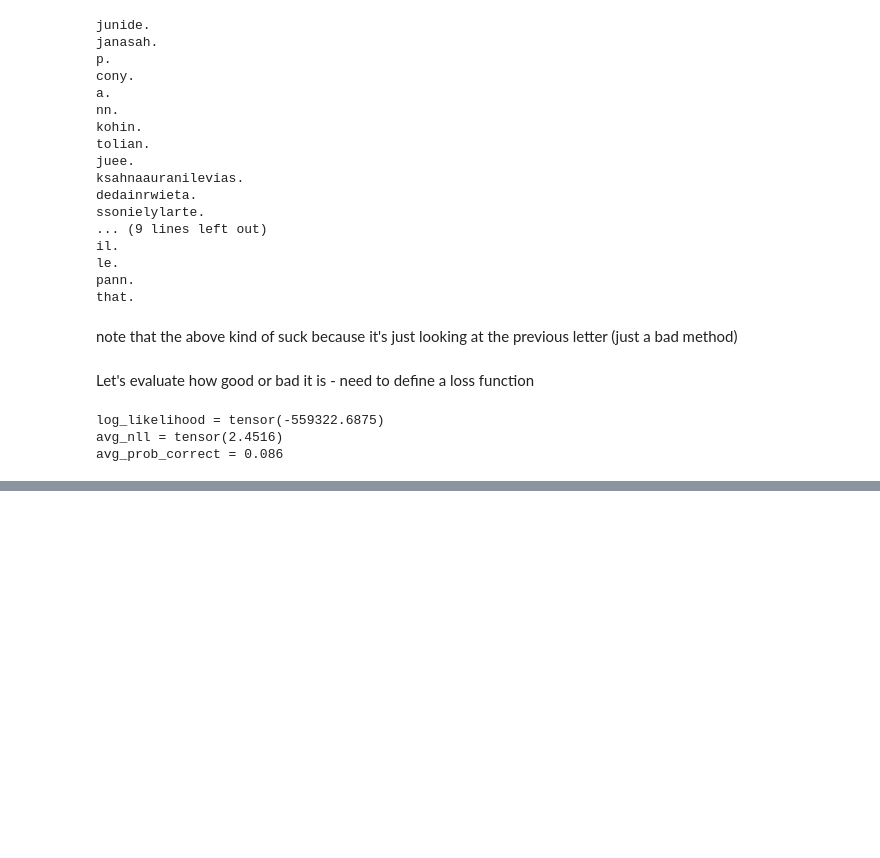
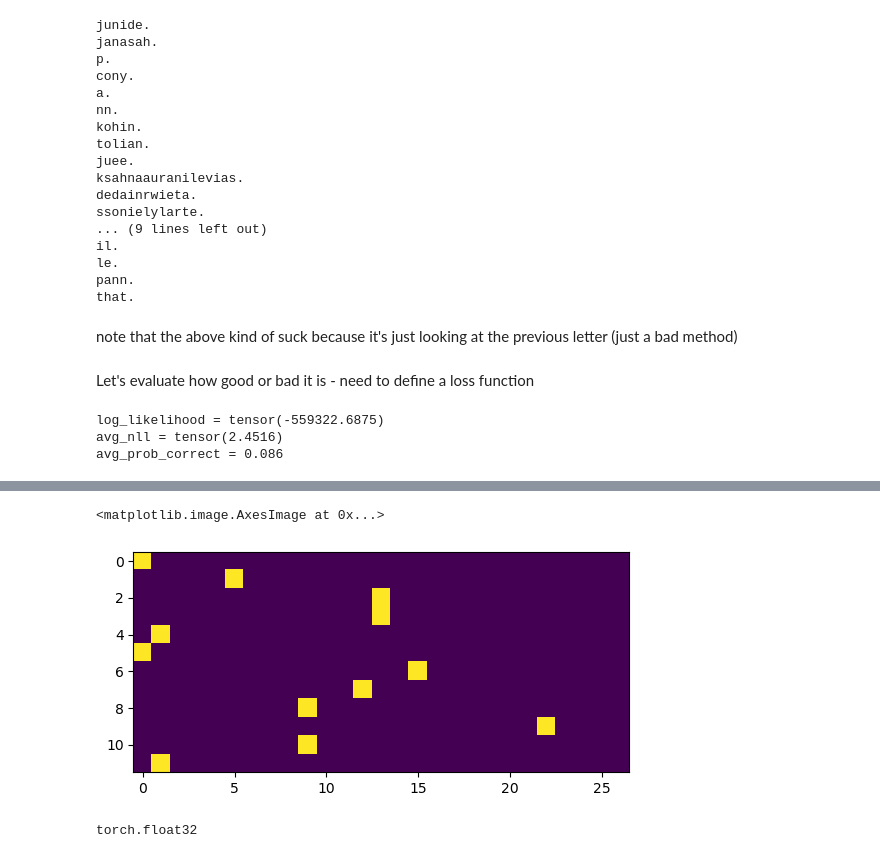
Before and after one commit to nikmitch/andrej_k_zero_to_hero, a Jupyter notebook: makemore.ipynb, the cells around one changed output, grey strips where cells are left out. Saved outputs shown, nothing was run; the diff lists cells and outputs as text; code cells hidden in the pictures; blank space fills up the shorter version.

Commit message:
finished most basic neural network (video part 1). want to rewrite with einsum next

```diff
--- a/makemore.ipynb
+++ b/makemore.ipynb
@@ -327,0 +327,19 @@ avg_prob_correct = 0.086
+# %%
+#create training set of bigrams (in number form)
+xs = [] #inputs
+ys = [] #targets
+
+
+for w in words[:2]:
+    chs  = ['.']+list(w)+['.']
+    for ch1, ch2 in zip(chs,chs[1:]):
+        i1 = s_to_i[ch1]
+        i2 = s_to_i[ch2]
+        xs.append(i1)
+        ys.append(i2)
+
+xs = t.tensor(xs)
+ys = t.tensor(ys)
+
+print(f"{xs = }")
+print(f"{ys = }")
@@ -327,0 +351,4 @@ avg_prob_correct = 0.086
+# %%
+import torch.nn.functional as F
+x_enc = F.one_hot(xs, num_classes = 27).float() #one-hot enoded version of xs - gotta transform to float because floats can feed into neural nets
+print(f"{x_enc = }")
@@ -327,0 +373,9 @@ avg_prob_correct = 0.086
+# %%
+plt.imshow(x_enc)
+# %% [output]
+<matplotlib.image.AxesImage at 0x...>
+[figure, added]
+# %%
+x_enc.dtype
+# %% [output]
+torch.float32
```
Also changed, not shown: parts of 20 cells of this notebook.
